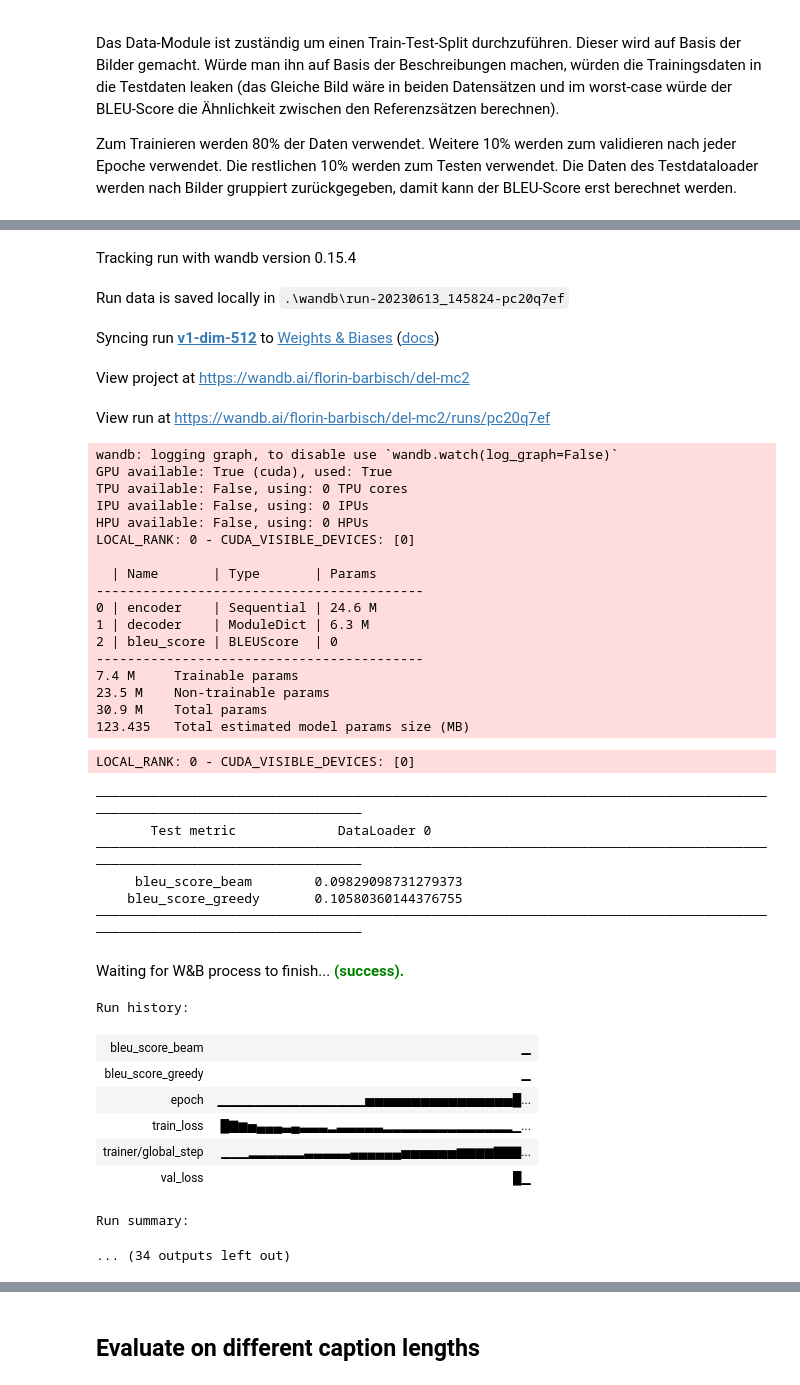
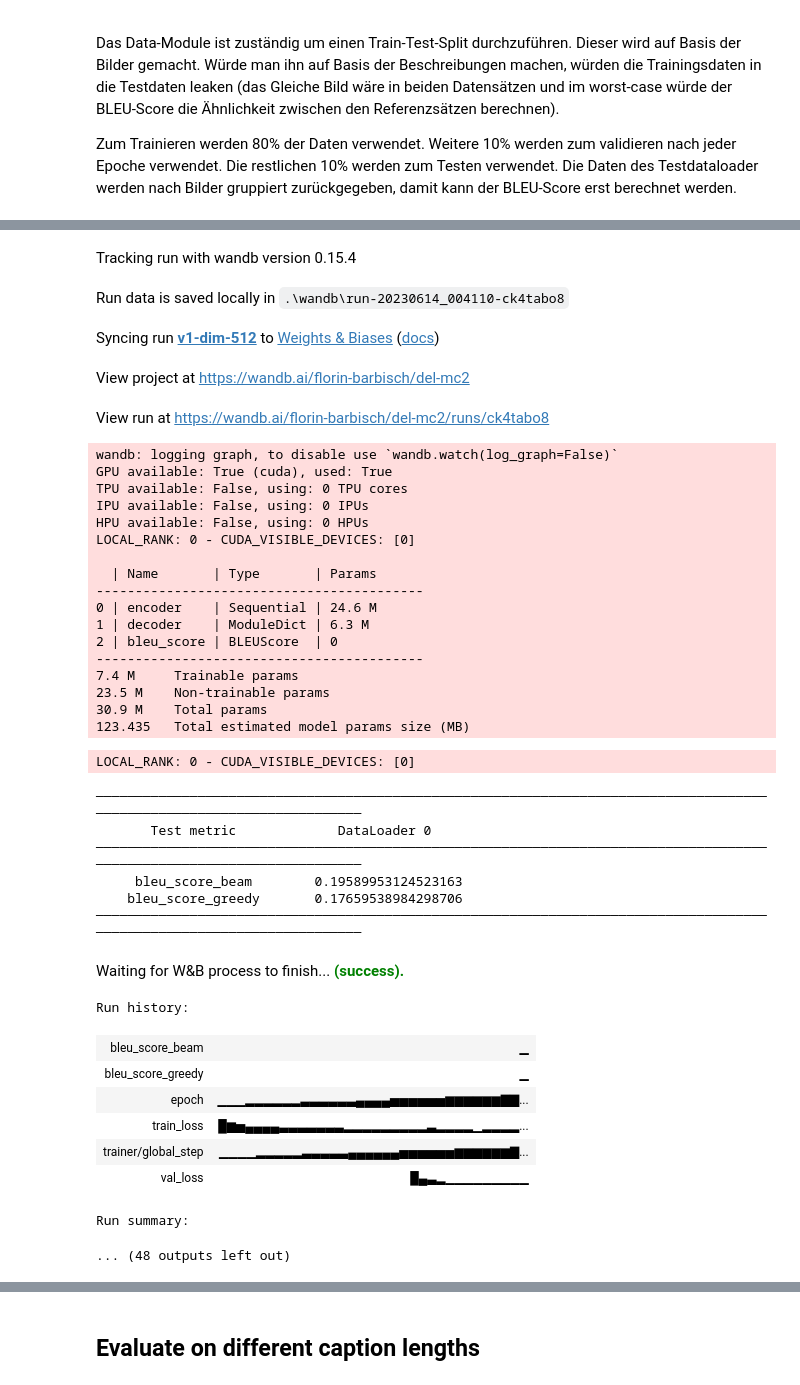
Before and after one commit to florinbarbisch/del, a Jupyter notebook: mc2.ipynb, the cells around one changed output, grey strips where cells are left out. Saved outputs shown, nothing was run; the diff lists cells and outputs as text; code cells hidden in the pictures.

```diff
--- a/mc2.ipynb
+++ b/mc2.ipynb
@@ -675,7 +701,9 @@ Ich habe eine Hyperparametertuning für die hidden_dim und embedding_dim durchge
 # %%
-for dim_size in [512, 1024, 2048, 4096, 8192]:
-    config["hidden_dim"] = dim_size
-    config["embedding_dim"] = dim_size
+for dim_size in [512, 1024, 2048, 4096]:
+    if dim_size == 512:
+        config["learning_rate"] = 0.001
+    else:
+        config["learning_rate"] = 0.0003
     wandb_logger = WandbLogger(name=f"v1-dim-{dim_size}", project="del-mc2", entity="florin-barbisch", config=config, log_model="all")
 
     model = ImageCaptioning(
@@ -701,45 +729,51 @@ for dim_size in [512, 1024, 2048, 4096, 8192]:
     )
 
     trainer.fit(model, flickr8k_data_module)
+    # select the best checkpoint
+    best_model_path = checkpoint_callback.best_model_path
+    print("Best model path:", best_model_path)
+    # load the best model
+    model = ImageCaptioning.load_from_checkpoint(best_model_path)
+    # test the model
     trainer.test(model, flickr8k_data_module.test_dataloader())
     wandb.finish()
 # %% [output]
 Tracking run with wandb version 0.15.4
-Run data is saved locally in .\wandb\run-20230613_145824-pc20q7ef
+Run data is saved locally in .\wandb\run-20230614_004110-ck4tabo8
 Syncing run v1-dim-512 to Weights & Biases (docs)
 View project at https://wandb.ai/florin-barbisch/del-mc2
-View run at https://wandb.ai/florin-barbisch/del-mc2/runs/pc20q7ef
+View run at https://wandb.ai/florin-barbisch/del-mc2/runs/ck4tabo8
 wandb: logging graph, to disable use `wandb.watch(log_graph=False)`
 GPU available: True (cuda), used: True
 TPU available: False, using: 0 TPU cores
 IPU available: False, using: 0 IPUs
 HPU available: False, using: 0 HPUs
 LOCAL_RANK: 0 - CUDA_VISIBLE_DEVICES: [0]
 
   | Name       | Type       | Params
 ------------------------------------------
 0 | encoder    | Sequential | 24.6 M
 1 | decoder    | ModuleDict | 6.3 M
 2 | bleu_score | BLEUScore  | 0
 ------------------------------------------
 7.4 M     Trainable params
 23.5 M    Non-trainable params
 30.9 M    Total params
 123.435   Total estimated model params size (MB)
 LOCAL_RANK: 0 - CUDA_VISIBLE_DEVICES: [0]
 ────────────────────────────────────────────────────────────────────────────────────────────────────────────────────────
        Test metric             DataLoader 0
 ────────────────────────────────────────────────────────────────────────────────────────────────────────────────────────
-     bleu_score_beam        0.09829098731279373
-    bleu_score_greedy       0.10580360144376755
+     bleu_score_beam        0.19589953124523163
+    bleu_score_greedy       0.17659538984298706
 ────────────────────────────────────────────────────────────────────────────────────────────────────────────────────────
 Waiting for W&B process to finish... (success).
 Run history:
 | bleu_score_beam | ▁ |
 | bleu_score_greedy | ▁ |
-| epoch | ▁▁▁▁▁▁▁▁▁▁▁▁▁▁▁▁▅▅▅▅▅▅▅▅▅▅▅▅▅▅▅▅█... |
-| train_loss | █▇▆▅▄▄▄▃▄▃▃▃▂▃▃▃▃▃▂▂▂▂▂▂▂▂▂▂▂▂▂▂▁... |
-| trainer/global_step | ▁▁▁▂▂▂▂▂▂▃▃▃▃▃▄▄▄▄▄▄▅▅▅▅▅▅▆▆▆▆▇▇▇... |
-| val_loss | █▁ |
+| epoch | ▁▁▁▂▂▂▂▂▂▃▃▃▃▃▃▄▄▄▄▅▅▅▅▅▅▆▆▆▆▆▆▇▇... |
+| train_loss | █▆▅▄▄▄▄▃▃▃▃▃▃▃▂▂▂▂▂▂▂▂▂▃▂▂▂▂▁▂▂▂▂... |
+| trainer/global_step | ▁▁▁▁▂▂▂▂▂▃▃▃▃▃▄▄▄▄▄▄▅▅▅▅▅▅▆▆▆▆▆▆▇... |
+| val_loss | █▄▃▂▁▁▁▁▁▁▁▁▁ |
 Run summary:
-... (34 outputs left out)
+... (48 outputs left out)
```
Also changed, not shown: parts of 21 cells of this notebook.
